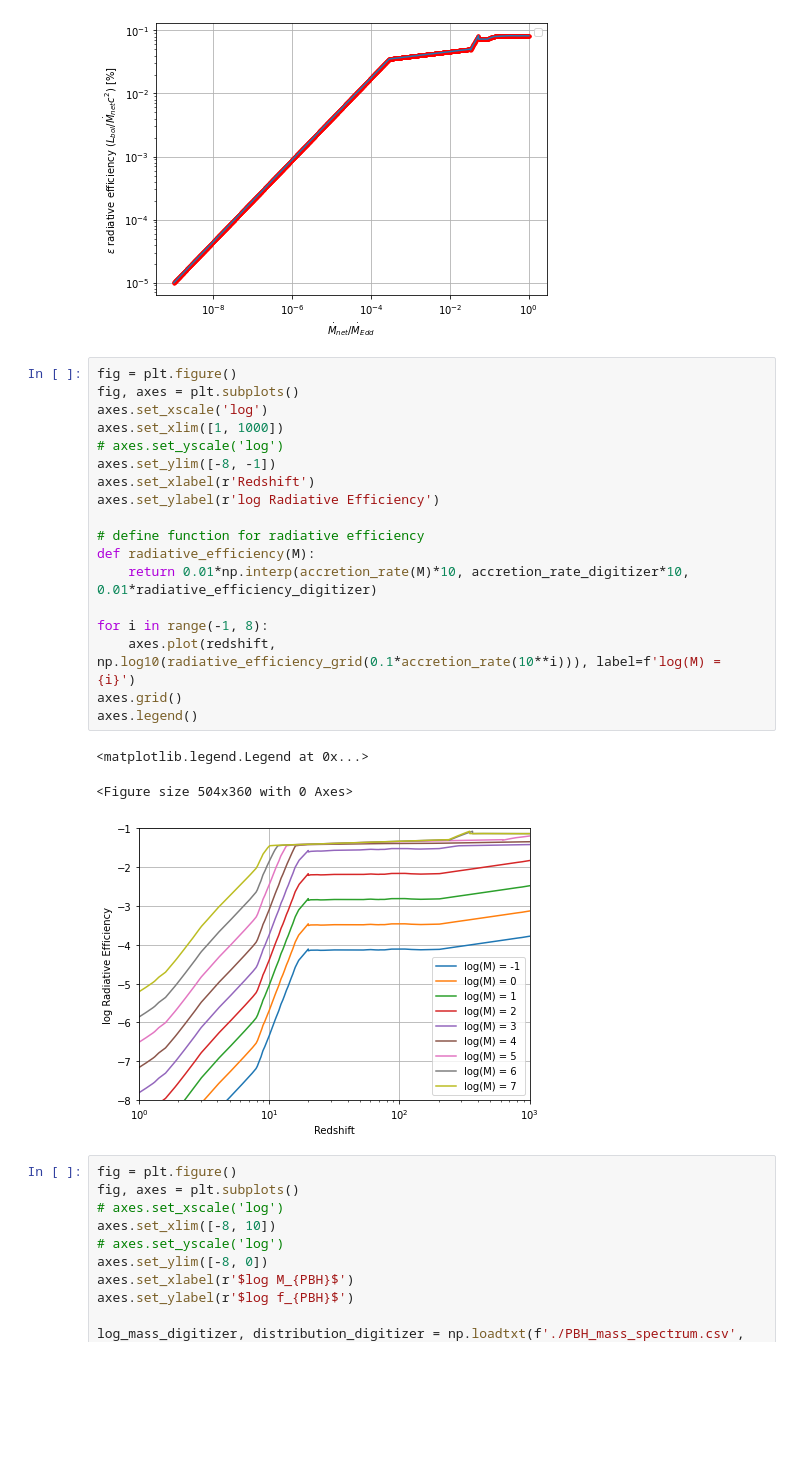
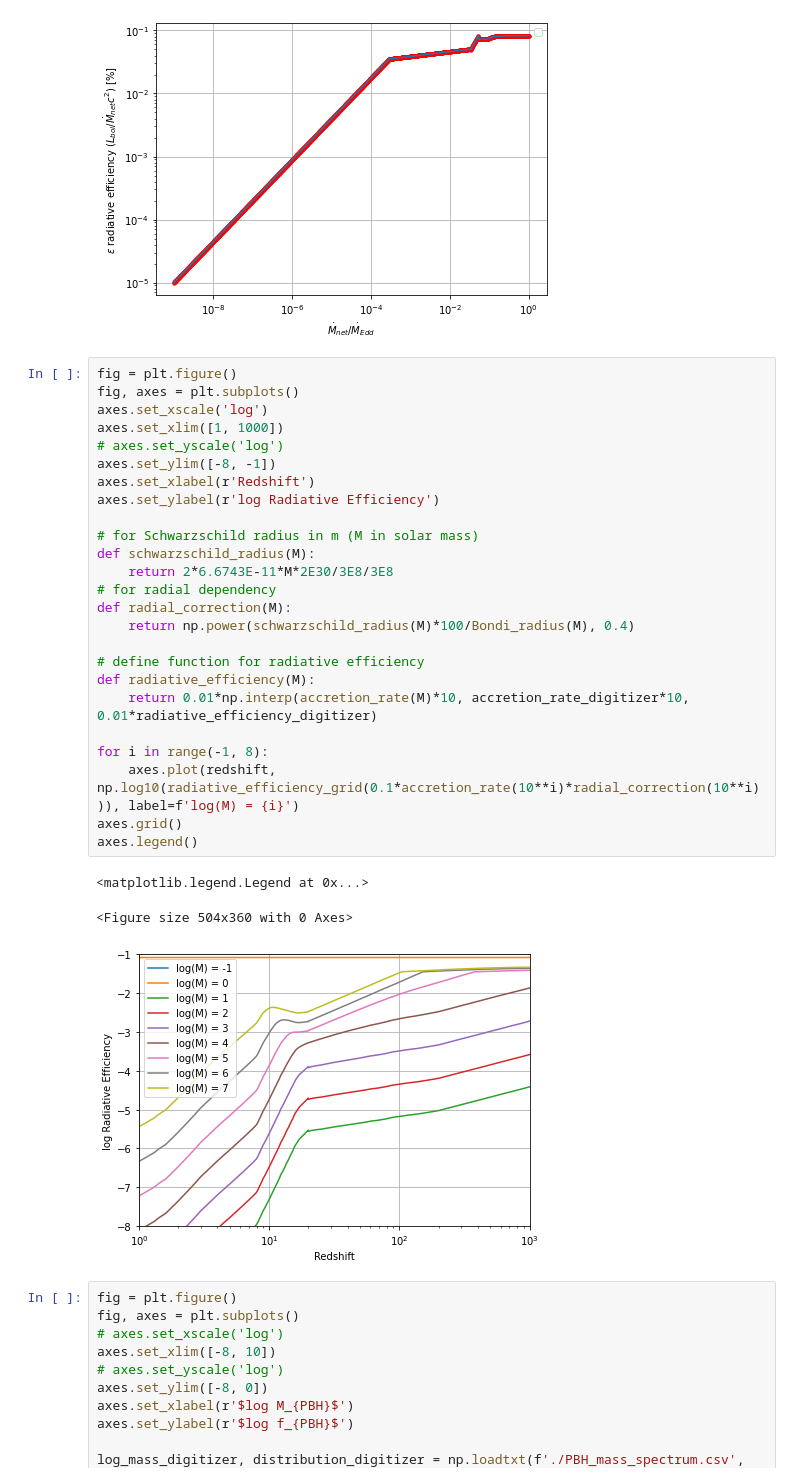
Before and after one commit to newspaperhinson/PBHAccretion, a Jupyter notebook: main.ipynb, the cells around one changed output. Cells and saved outputs as stored; diff of their text form; blank space fills up the shorter version.

Commit message:
added radial dependency

```diff
--- a/main.ipynb
+++ b/main.ipynb
@@ -197,25 +197,32 @@ No artists with labels found to put in legend.  Note that artists whose label st
 # %%
 fig = plt.figure()
 fig, axes = plt.subplots()
 axes.set_xscale('log')
 axes.set_xlim([1, 1000])
 # axes.set_yscale('log')
 axes.set_ylim([-8, -1])
 axes.set_xlabel(r'Redshift')
 axes.set_ylabel(r'log Radiative Efficiency')
 
+# for Schwarzschild radius in m (M in solar mass)
+def schwarzschild_radius(M):
+    return 2*6.6743E-11*M*2E30/3E8/3E8
+# for radial dependency
+def radial_correction(M):
+    return np.power(schwarzschild_radius(M)*100/Bondi_radius(M), 0.4)
+
 # define function for radiative efficiency
 def radiative_efficiency(M):
     return 0.01*np.interp(accretion_rate(M)*10, accretion_rate_digitizer*10, 0.01*radiative_efficiency_digitizer)
 
 for i in range(-1, 8):
-    axes.plot(redshift, np.log10(radiative_efficiency_grid(0.1*accretion_rate(10**i))), label=f'log(M) = {i}')
+    axes.plot(redshift, np.log10(radiative_efficiency_grid(0.1*accretion_rate(10**i)*radial_correction(10**i))), label=f'log(M) = {i}')
 axes.grid()
 axes.legend()
 # %% [output]
 <matplotlib.legend.Legend at 0x...>
 <Figure size 504x360 with 0 Axes>
-[figure, old version]
+[figure, new version]
 # %%
 fig = plt.figure()
 fig, axes = plt.subplots()
```
